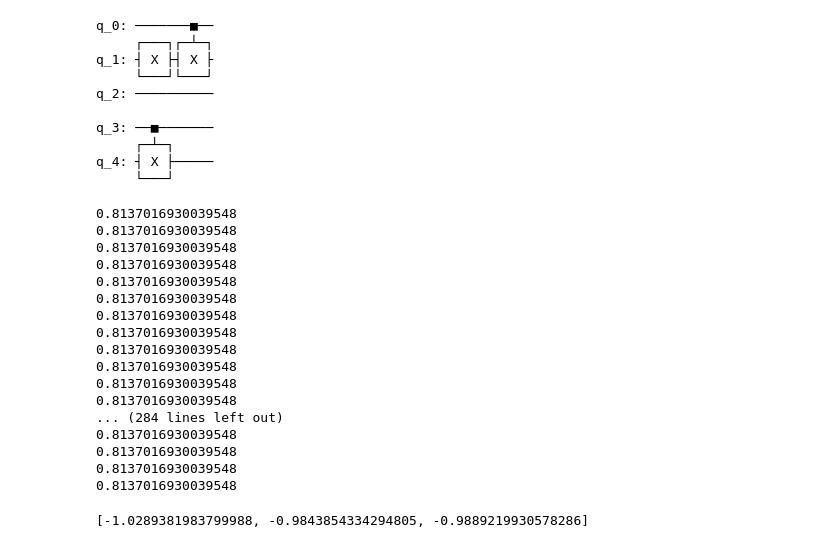
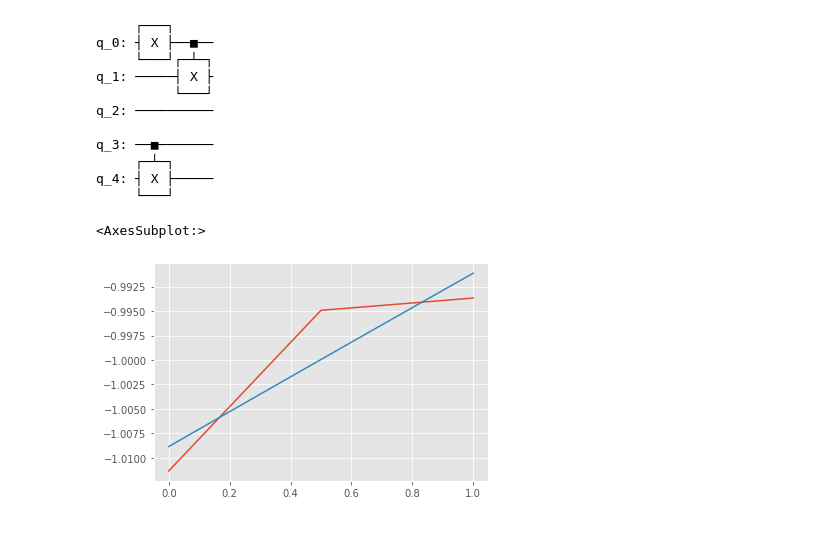
Before and after one commit to benmcdonough20/NEPEC_on_Hardware, a Jupyter notebook: ArbitraryCircuit/tester.ipynb, the cells around one changed output. Saved outputs shown, nothing was run; the diff lists cells and outputs as text; code cells hidden in the pictures.

```diff
--- a/ArbitraryCircuit/tester.ipynb
+++ b/ArbitraryCircuit/tester.ipynb
@@ -12,18 +12,19 @@ plt.style.use("ggplot")
 backend = FakeVigoV2()
 # %%
 def executor(circuits):
-    return backend.run(circuits).result().get_counts()
+    return backend.run(circuits, shots = 250).result().get_counts()
 # %%
 qc = QuantumCircuit(5)
-qc.x(1)
+qc.x(0)
 qc.cx(0,1)
 qc.cx(3,4)
 qc.draw()
 # %% [output]
-q_0: ───────■──
-     ┌───┐┌─┴─┐
-q_1: ┤ X ├┤ X ├
-     └───┘└───┘
+     ┌───┐
+q_0: ┤ X ├──■──
+     └───┘┌─┴─┐
+q_1: ─────┤ X ├
+          └───┘
 q_2: ──────────
 
 q_3: ──■───────
@@ -43 +42,3 @@ perexp = PERExperiment([qc], [0,1,2,3,4], noisedataframe, backend)
+# %%
+perexp = experiment.create_per_experiment([qc])
 # %%
@@ -45,29 +46,12 @@ perexp.generate([0,1,2], ["IIIZZ"], 100)
 # %%
 perexp.run(executor)
-# %%
-perexp.analyze()
-# %% [output]
-0.8137016930039548
-0.8137016930039548
-0.8137016930039548
-0.8137016930039548
-0.8137016930039548
-0.8137016930039548
-0.8137016930039548
-0.8137016930039548
-0.8137016930039548
-0.8137016930039548
-0.8137016930039548
-0.8137016930039548
-... (284 lines left out)
-0.8137016930039548
-0.8137016930039548
-0.8137016930039548
-0.8137016930039548
-# %%
-perexp._per_runs[0]._data[QiskitPauli("IIIZZ")].get_expectations()
-# %% [output]
-[-1.0289381983799988, -0.9843854334294805, -0.9889219930578286]
+# %%
+circuit_results = perexp.analyze()
+# %%
+circuit_results[0].get_result("IIIIZ").plot()
+# %% [output]
+<AxesSubplot:>
+[figure, added]
 # %%
 layer1, = experiment.analysis.layer_data()
 # %%
```
Also changed, not shown: parts of 6 cells of this notebook, 13 other files.
